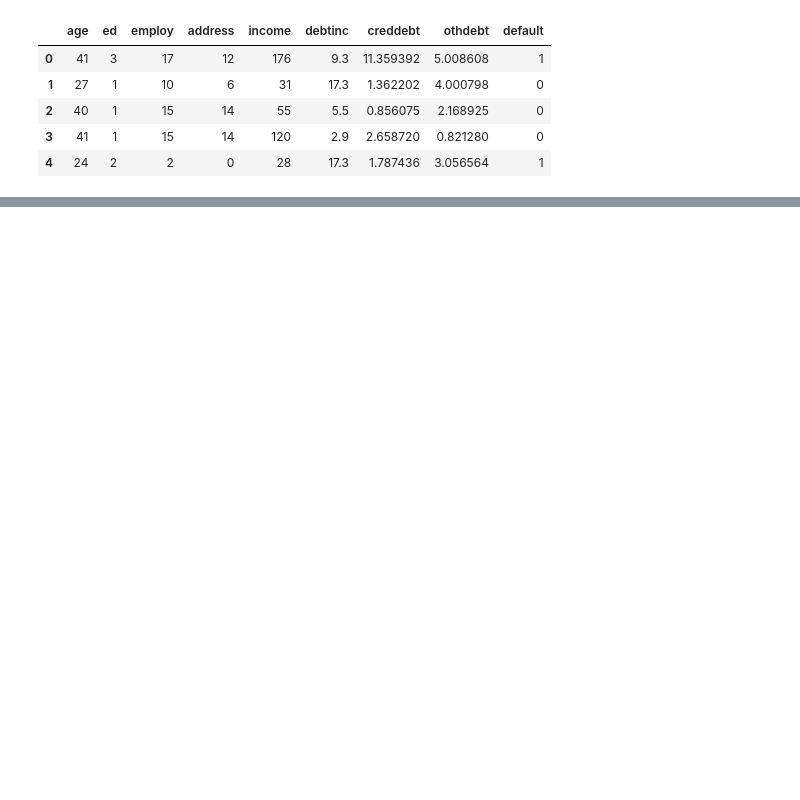
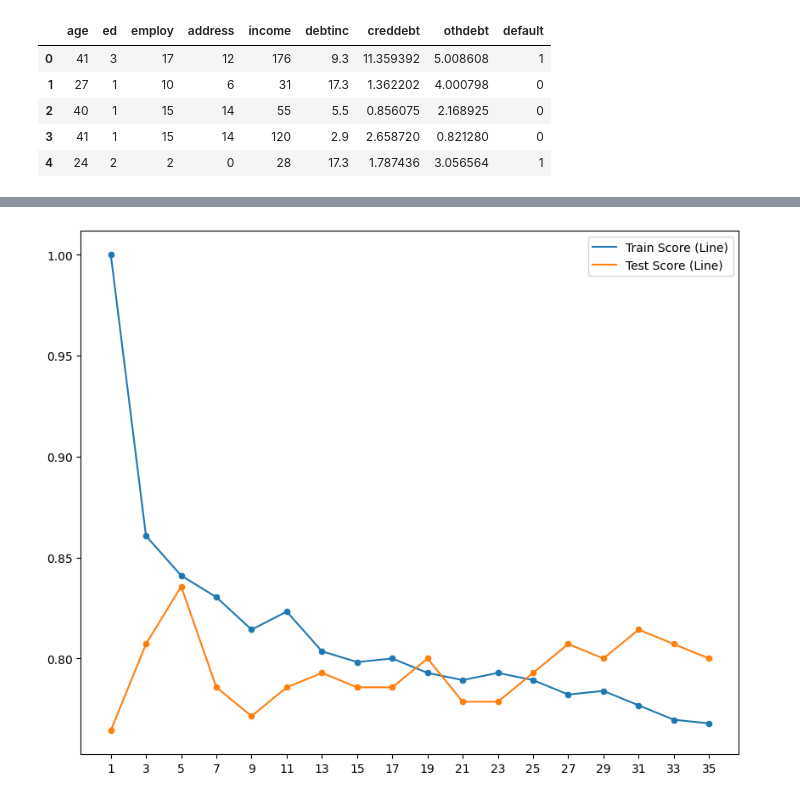
Before and after one commit to akbareza/DataScienceJourney, a Jupyter notebook: Modul 3/1 Unsupervised Learning/Klasifikasi/intro.ipynb, the cells around one changed output, grey strips where cells are left out. Drawn from its saved outputs; the diff is of its cells as text; code cells hidden in the pictures; blank space fills up the shorter version.

```diff
--- a/Modul 3/1 Unsupervised Learning/Klasifikasi/intro.ipynb
+++ b/Modul 3/1 Unsupervised Learning/Klasifikasi/intro.ipynb
@@ -22,0 +142,27 @@ df.head()
+# %%
+# Get Best K
+
+k = range(1,36,2)
+
+train_score = []
+test_score= []
+score = 0
+
+for i in k:
+    knn = KNeighborsClassifier(n_neighbors=i)
+    knn.fit(x_train_scaled,ytrain)
+
+    ypred_train = knn.predict(x_train_scaled)
+    train_score.append(accuracy_score(ytrain,ypred_train))
+
+    ypred_test = knn.predict(x_test_scaled)
+    acc_score = accuracy_score(ytest,ypred_test)
+    test_score.append(acc_score)
+
+    if score< acc_score:
+        score = acc_score
+        best_k = i
+
+print (f'best K = {best_k}')
+
+#train_score
@@ -22,0 +190,15 @@ df.head()
+# %%
+plt.figure(figsize=(10,8))
+
+sns.lineplot(x=k, y=train_score, label='Train Score (Line)')
+sns.scatterplot(x=k, y=train_score)
+
+sns.lineplot(x=k, y=test_score, label='Test Score (Line)')
+sns.scatterplot(x=k, y=test_score)
+
+plt.legend()
+plt.xticks(k)
+
+plt.show()
+# %% [output]
+[figure, added]
```
Also changed, not shown: parts of 16 cells of this notebook, 9 other files.
